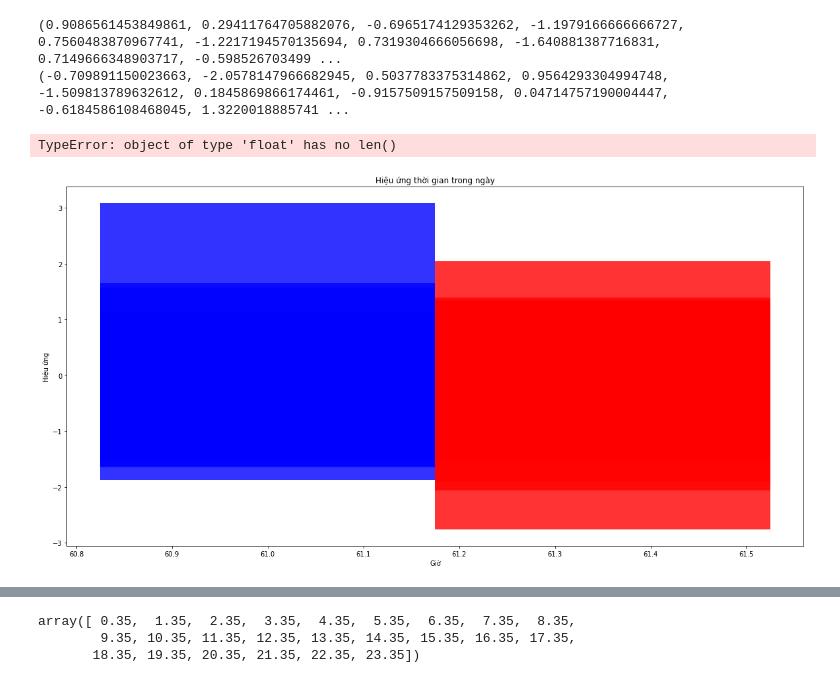
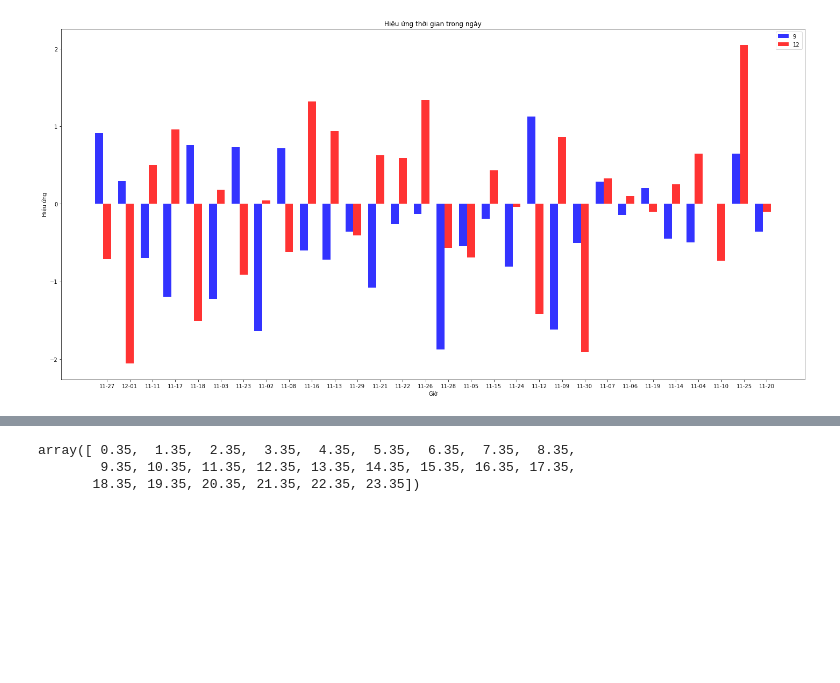
Before and after one commit to bachpx195/the_big_trade, a Jupyter notebook: TheBigTrade/PhiCoefficient.ipynb, the cells around one changed output, grey strips where cells are left out. Cells and saved outputs as stored; diff of their text form; code cells hidden in the pictures; blank space fills up the shorter version.

```diff
--- a/TheBigTrade/PhiCoefficient.ipynb
+++ b/TheBigTrade/PhiCoefficient.ipynb
@@ -3,7 +3,7 @@ MERCHAINDISE = 'LTCUSDT'
 DAYS = 1000
 
 # format = YYYY-MM-DD
-START_DATE = '2021-10-1'
+START_DATE = '2021-11-1'
 END_DATE = '2021-12-1'
 
 DATE_FORMAT = "%Y-%m-%d"
@@ -138,44 +107,30 @@ Name: hour_return, Length: 122, dtype: float64
 # %%
+data_price_9_12 = data_prices[(data_prices['hour'] == 9) | (data_prices['hour'] == 12)]
+x_label = unique_list(data_price_9_12['day'].to_list())
+
 index = np.arange(diff_days(START_DATE, END_DATE, DATE_FORMAT))
 bar_width = 0.35
 opacity = 0.8
 
 x = tuple(data_price_9_12[(data_prices['hour'] == 9)]['hour_return'])
 y = tuple(data_price_9_12[(data_prices['hour'] == 12)]['hour_return'])
-
-
-
-print(x)
-print(y)
-
-# for i in np.arange(24):
-#     data_prices_x = data_prices[data_prices['hour'] == i]
-
-#     number_up = len(data_prices_x[data_prices_x['type'] == 'up'])
-#     number_down = len(data_prices_x[data_prices_x['type'] == 'down'])
-
-#     x = x + (number_up,)
-#     y = y + (number_down,)
 
 
 plt.figure(figsize=[20,10])
 plt.rcParams['figure.figsize'] = [10, 10]
 
 rects1 = plt.bar(index, x, bar_width,
                  alpha=opacity, color='b', label='9')
 
 rects2 = plt.bar(index + bar_width, y, bar_width,
                  alpha=opacity, color='r', label='12')
 plt.xlabel('Giờ')
 plt.ylabel('Hiệu ứng')
 plt.title(
     f"Hiệu ứng thời gian trong ngày")
-plt.xticks(index + bar_width, tuple(set(data_price_9_12['day'].to_list())))
+plt.xticks(index + bar_width, tuple([label[5:] for label in x_label]))
 plt.legend()
 plt.tight_layout()
 plt.show()
 # %% [output]
-(0.9086561453849861, 0.29411764705882076, -0.6965174129353262, -1.1979166666666727, 0.7560483870967741, -1.2217194570135694, 0.7319304666056698, -1.640881387716831, 0.7149666348903717, -0.598526703499 ...
-(-0.709891150023663, -2.0578147966682945, 0.5037783375314862, 0.9564293304994748, -1.509813789632612, 0.1845869866174461, -0.9157509157509158, 0.04714757190004447, -0.6184586108468045, 1.3220018885741 ...
-TypeError: object of type 'float' has no len()
-[figure, old version]
+[figure, new version]
```
Also changed, not shown: parts of 6 cells of this notebook, 1 other file.
